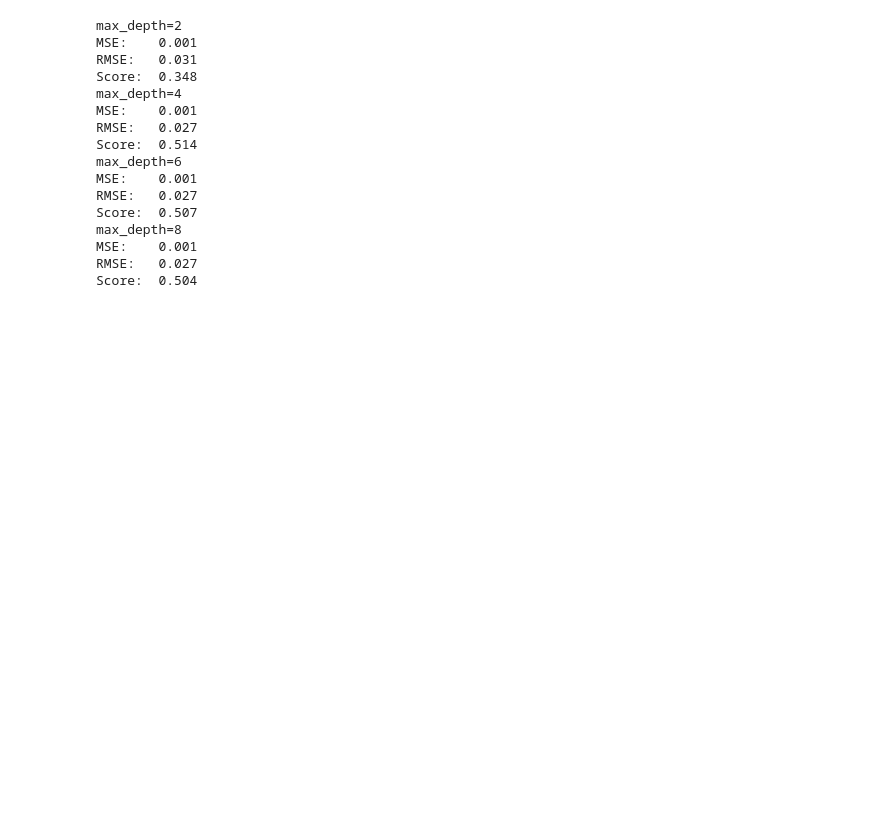
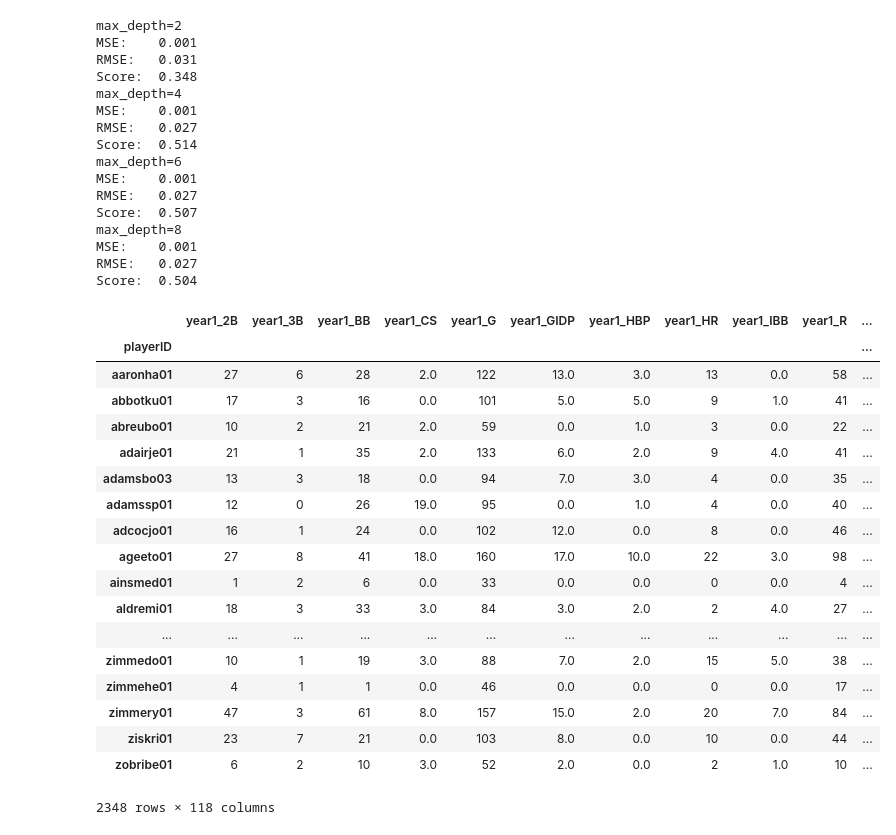
Before and after one commit to aaronmcd1214/Capstone, a Jupyter notebook: Decision Tree Regressor.ipynb, the cells around one changed output. Saved outputs shown, nothing was run; the diff lists cells and outputs as text; code cells hidden in the pictures; blank space fills up the shorter version.

```diff
--- a/Decision Tree Regressor.ipynb
+++ b/Decision Tree Regressor.ipynb
@@ -276,3 +274,26 @@ max_depth=8
 MSE:    0.001
 RMSE:   0.027
 Score:  0.504
+# %%
+test_df = pd.read_csv('src/data/condensed.csv').set_index('playerID')
+test_df
+# %% [output]
+|  | year1_2B | year1_3B | year1_BB | year1_CS | year1_G | year1_GIDP | year1_HBP | year1_HR | year1_IBB | year1_R | ... |
+| playerID |  |  |  |  |  |  |  |  |  |  | ... |
+| aaronha01 | 27 | 6 | 28 | 2.0 | 122 | 13.0 | 3.0 | 13 | 0.0 | 58 | ... |
+| abbotku01 | 17 | 3 | 16 | 0.0 | 101 | 5.0 | 5.0 | 9 | 1.0 | 41 | ... |
+| abreubo01 | 10 | 2 | 21 | 2.0 | 59 | 0.0 | 1.0 | 3 | 0.0 | 22 | ... |
+| adairje01 | 21 | 1 | 35 | 2.0 | 133 | 6.0 | 2.0 | 9 | 4.0 | 41 | ... |
+| adamsbo03 | 13 | 3 | 18 | 0.0 | 94 | 7.0 | 3.0 | 4 | 0.0 | 35 | ... |
+| adamssp01 | 12 | 0 | 26 | 19.0 | 95 | 0.0 | 1.0 | 4 | 0.0 | 40 | ... |
+| adcocjo01 | 16 | 1 | 24 | 0.0 | 102 | 12.0 | 0.0 | 8 | 0.0 | 46 | ... |
+| ageeto01 | 27 | 8 | 41 | 18.0 | 160 | 17.0 | 10.0 | 22 | 3.0 | 98 | ... |
+| ainsmed01 | 1 | 2 | 6 | 0.0 | 33 | 0.0 | 0.0 | 0 | 0.0 | 4 | ... |
+| aldremi01 | 18 | 3 | 33 | 3.0 | 84 | 3.0 | 2.0 | 2 | 4.0 | 27 | ... |
+| ... | ... | ... | ... | ... | ... | ... | ... | ... | ... | ... | ... |
+| zimmedo01 | 10 | 1 | 19 | 3.0 | 88 | 7.0 | 2.0 | 15 | 5.0 | 38 | ... |
+| zimmehe01 | 4 | 1 | 1 | 0.0 | 46 | 0.0 | 0.0 | 0 | 0.0 | 17 | ... |
+| zimmery01 | 47 | 3 | 61 | 8.0 | 157 | 15.0 | 2.0 | 20 | 7.0 | 84 | ... |
+| ziskri01 | 23 | 7 | 21 | 0.0 | 103 | 8.0 | 0.0 | 10 | 0.0 | 44 | ... |
+| zobribe01 | 6 | 2 | 10 | 3.0 | 52 | 2.0 | 0.0 | 2 | 1.0 | 10 | ... |
+2348 rows × 118 columns
```
Also changed, not shown: parts of 1 cell of this notebook, 8 other files.
